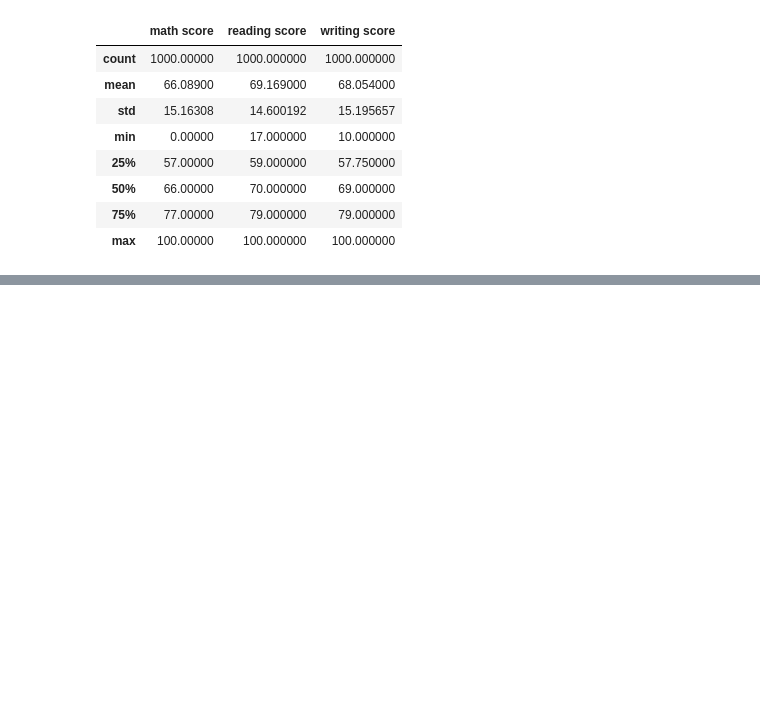
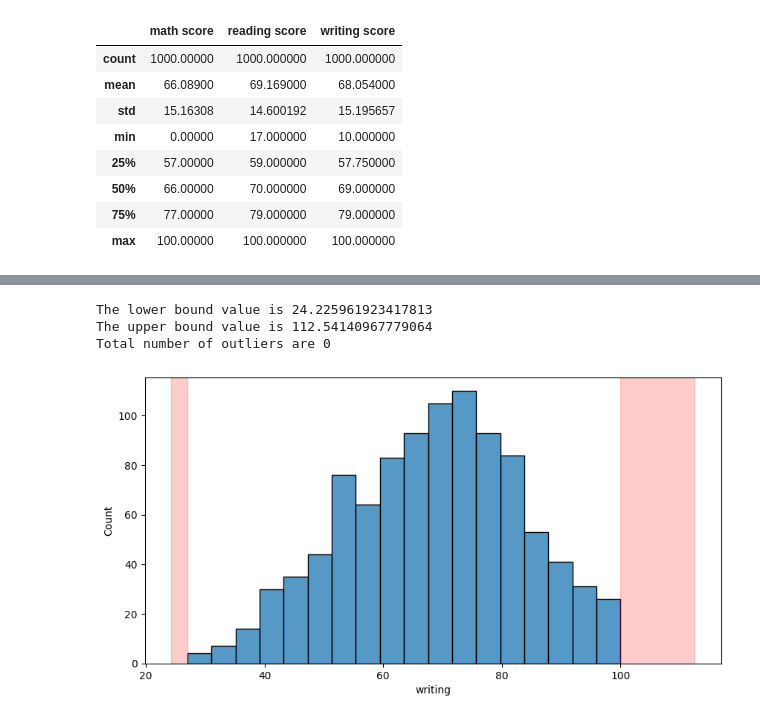
Before and after one commit to TrungHQ-02/student-result-analysis-clustering, a Jupyter notebook: student-analysis.ipynb, the cells around one changed output, grey strips where cells are left out. Cells and saved outputs as stored; diff of their text form; code cells hidden in the pictures; blank space fills up the shorter version.

```diff
--- a/student-analysis.ipynb
+++ b/student-analysis.ipynb
@@ -67,0 +173,11 @@ df.describe()
+# %%
+# Check outliers in writing col
+lower, upper = outlier_dectection(df, 'writing')
+
+# Remove outliers
+df = df[(df['writing'] < upper) & (df['writing'] > lower)]
+# %% [output]
+The lower bound value is 24.225961923417813
+The upper bound value is 112.54140967779064
+Total number of outliers are 0
+[figure, added]
```
Also changed, not shown: parts of 11 cells of this notebook.
